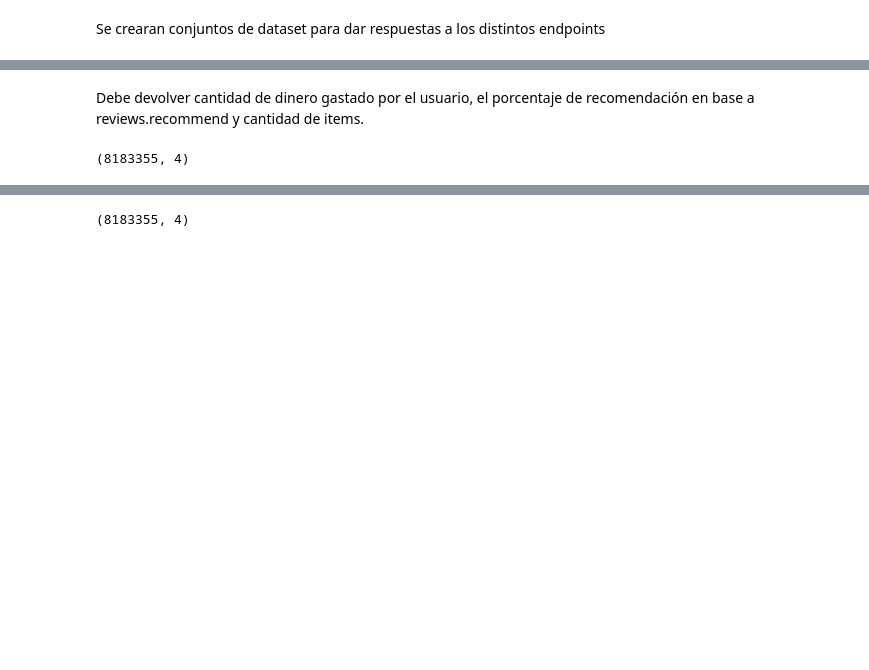
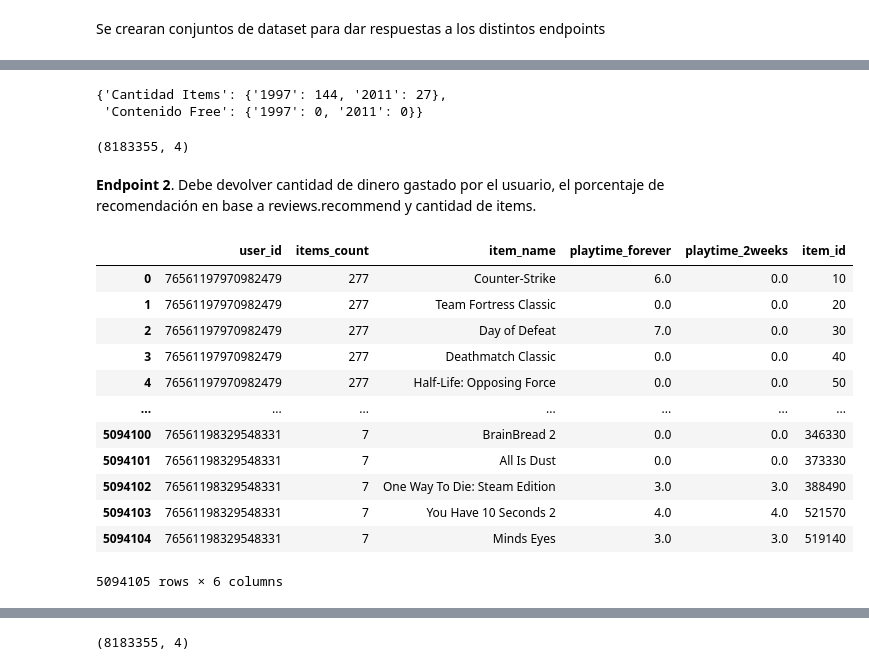
Before and after one commit to ing-jhparra/Sistema-de-Recomendacion-de-Videojuegos-para-Usuarios, a Jupyter notebook: notebooks/6_endpoints.ipynb, the cells around one changed output, grey strips where cells are left out. Drawn from its saved outputs; the diff is of its cells as text; code cells hidden in the pictures; blank space fills up the shorter version.

Commit message:
Actualizando dataset y notebooks

```diff
--- a/notebooks/6_endpoints.ipynb
+++ b/notebooks/6_endpoints.ipynb
@@ -40,8 +47,45 @@ Se crearan conjuntos de dataset para dar respuestas a los distintos endpoints
+# %%
+ruta_archivo = "..\\Datasets\\developer.parquet"
+df_developer = pd.read_parquet(ruta_archivo)
+desarrollador = 'Stainless Games Ltd'
+filtrado_desarrollador = df_developer[df_developer['developer'] == desarrollador]
+cantidad_items = filtrado_desarrollador.groupby('year')['item_id'].count()
+cantidad_gratis = filtrado_desarrollador[filtrado_desarrollador['price'] == 0.0].groupby('year')['item_id'].count()
+porcentaje_gratis = (cantidad_gratis / cantidad_items * 100).fillna(0).astype(int)
+diccionario = {"Cantidad de items" : cantidad_items.to_dict(),"porcentaje de contenido Free" : porcentaje_gratis.to_dict()}
+diccionario
+#print(cantidad_items,porcentaje_gratis )
+# %% [output]
+{'Cantidad Items': {'1997': 144, '2011': 27},
+ 'Contenido Free': {'1997': 0, '2011': 0}}
+# %%
+df_developer = df_unificado[["year","item_id","price","developer"]]
+ruta_archivo = "../Datasets/developer.parquet"
+df_developer.to_parquet(ruta_archivo, compression='snappy', index=False)
+df_developer.shape
+# %% [output]
+(8183355, 4)
 # %% [markdown]
-Debe devolver cantidad de dinero gastado por el usuario, el porcentaje de recomendación en base a reviews.recommend y cantidad de items.
+**Endpoint 2**. Debe devolver cantidad de dinero gastado por el usuario, el porcentaje de recomendación en base a reviews.recommend y cantidad de items.
-# %%
-df_userdata = df_unificado[['price','user_id','recommend','items_count']]
-df_userdata.to_parquet("../Datasets/userdata.parquet")
-df_userdata.shape
-# %% [output]
-(8183355, 4)
+# %%
+ruta_archivo = "..\\Datasets\\users_items.parquet"
+df_userdata = pd.read_parquet(ruta_archivo)
+ruta_archivo = "..\\Datasets\\steam_games.parquet"
+#ruta_archivo = "..\\Datasets\\developer.parquet"
+df_developer = pd.read_parquet(ruta_archivo)
+# %%
+df_userdata
+# %% [output]
+|  | user_id | items_count | item_name | playtime_forever | playtime_2weeks | item_id |
+| 0 | 76561197970982479 | 277 | Counter-Strike | 6.0 | 0.0 | 10 |
+| 1 | 76561197970982479 | 277 | Team Fortress Classic | 0.0 | 0.0 | 20 |
+| 2 | 76561197970982479 | 277 | Day of Defeat | 7.0 | 0.0 | 30 |
+| 3 | 76561197970982479 | 277 | Deathmatch Classic | 0.0 | 0.0 | 40 |
+| 4 | 76561197970982479 | 277 | Half-Life: Opposing Force | 0.0 | 0.0 | 50 |
+| ... | ... | ... | ... | ... | ... | ... |
+| 5094100 | 76561198329548331 | 7 | BrainBread 2 | 0.0 | 0.0 | 346330 |
+| 5094101 | 76561198329548331 | 7 | All Is Dust | 0.0 | 0.0 | 373330 |
+| 5094102 | 76561198329548331 | 7 | One Way To Die: Steam Edition | 3.0 | 3.0 | 388490 |
+| 5094103 | 76561198329548331 | 7 | You Have 10 Seconds 2 | 4.0 | 4.0 | 521570 |
+| 5094104 | 76561198329548331 | 7 | Minds Eyes | 3.0 | 3.0 | 519140 |
+5094105 rows × 6 columns
```
Also changed, not shown: parts of 26 cells of this notebook, 5 other files.
